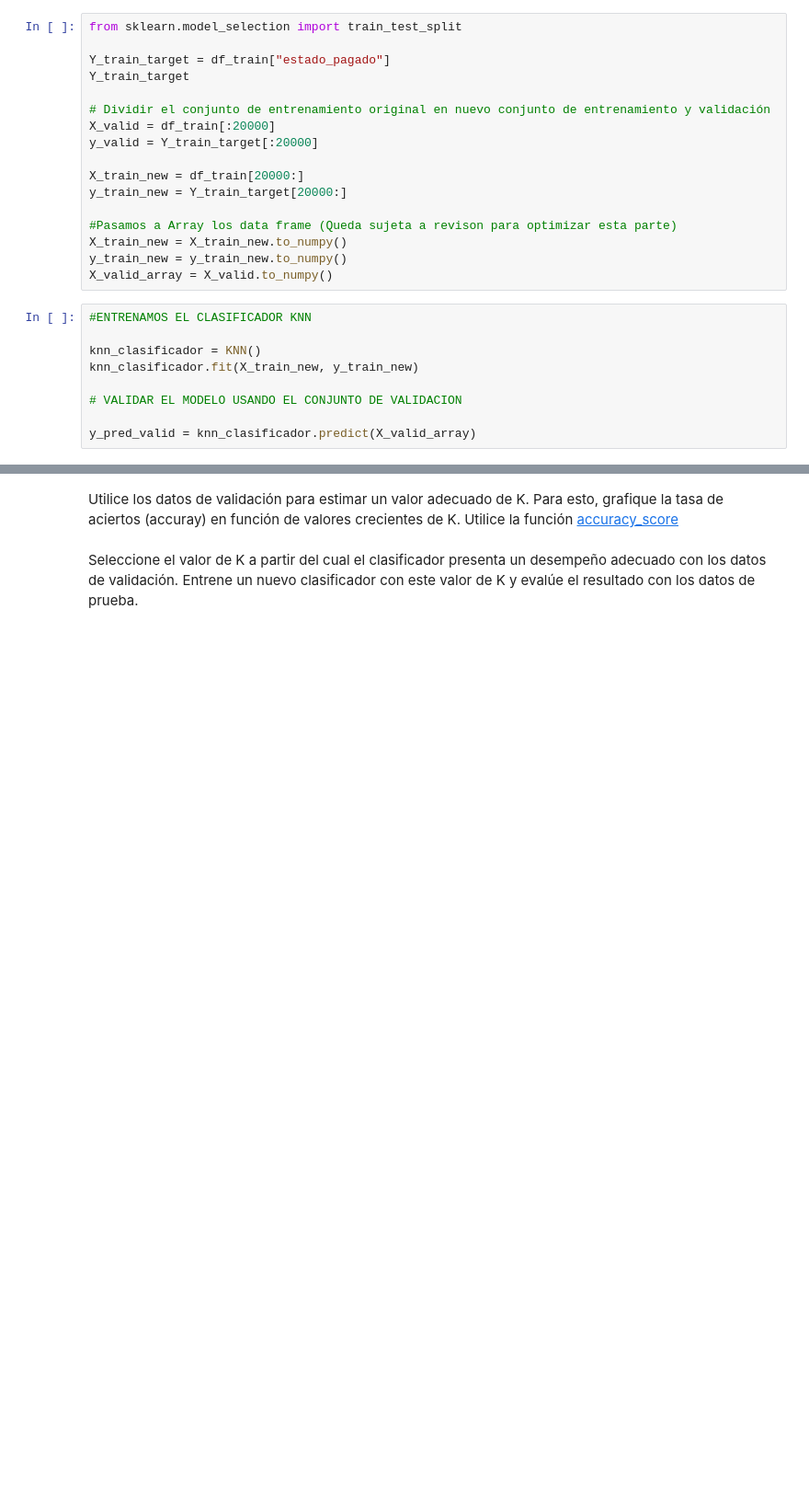
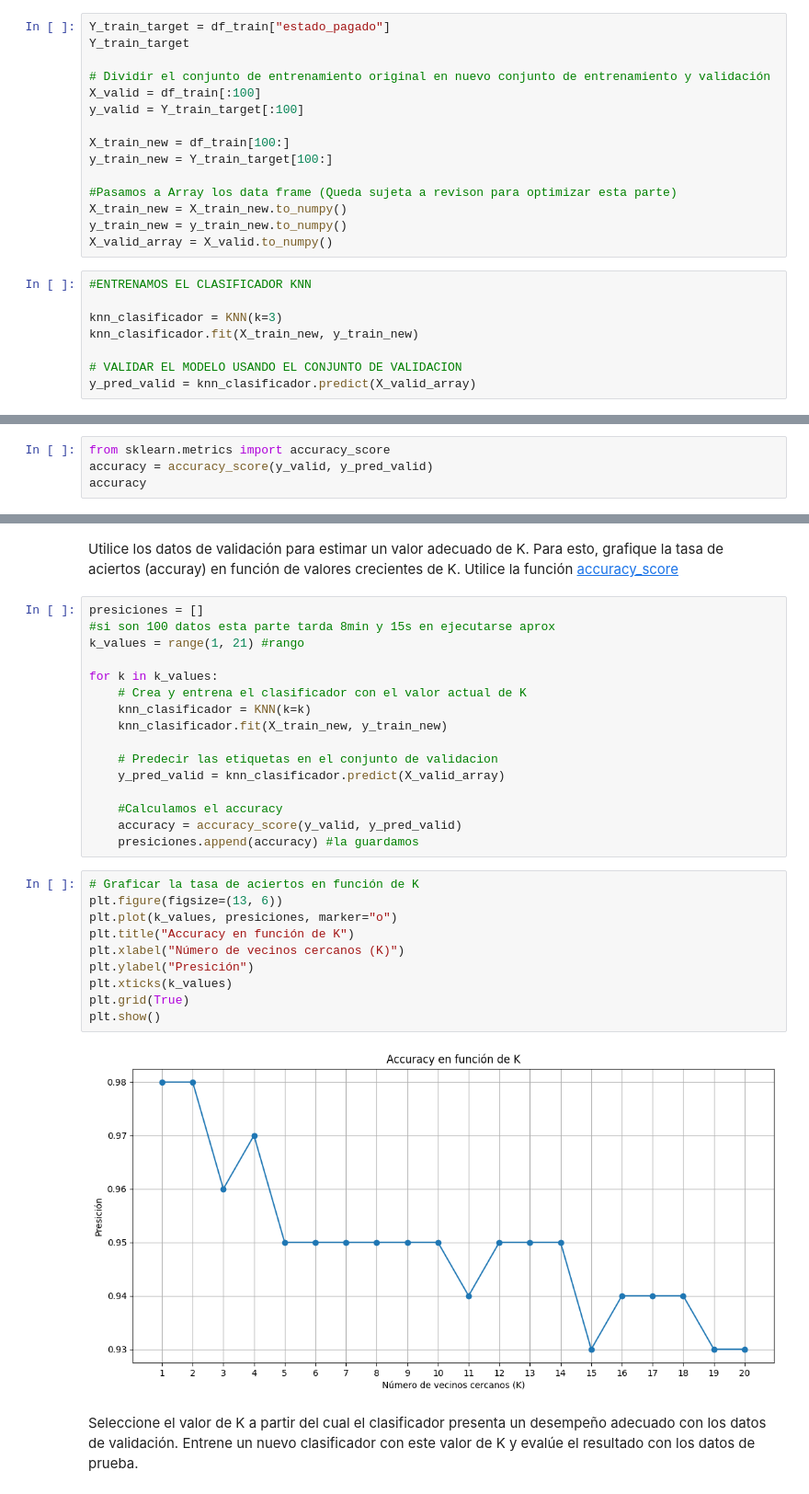
Before and after one commit to axelescalante0/Aprendizaje-Maquinal, a Jupyter notebook: main/Algoritmo_KNN.ipynb, the cells around one changed output, grey strips where cells are left out. Shown at 92% size. Drawn from its saved outputs; the diff is of its cells as text; blank space fills up the shorter version.

```diff
--- a/main/Algoritmo_KNN.ipynb
+++ b/main/Algoritmo_KNN.ipynb
@@ -375,17 +388,15 @@ df_test
 # %% [markdown]
 Antes de entrenar nuestro clasificador, vamos a dividir los datos de entrenamiento en un conjunto de validación `X_valid` y uno de entrenamiento nuevo. Para esto, tomemos las primeras 20000 muestras como conjunto de validación. No olvidar dividir también las etiquetas.
 # %%
-from sklearn.model_selection import train_test_split
-
 Y_train_target = df_train["estado_pagado"]
 Y_train_target
 
 # Dividir el conjunto de entrenamiento original en nuevo conjunto de entrenamiento y validación
-X_valid = df_train[:20000]
-y_valid = Y_train_target[:20000]
+X_valid = df_train[:100]
+y_valid = Y_train_target[:100]
 
-X_train_new = df_train[20000:]
-y_train_new = Y_train_target[20000:]
+X_train_new = df_train[100:]
+y_train_new = Y_train_target[100:]
 
 #Pasamos a Array los data frame (Queda sujeta a revison para optimizar esta parte)
 X_train_new = X_train_new.to_numpy()
@@ -394,11 +405,10 @@ X_valid_array = X_valid.to_numpy()
 # %%
 #ENTRENAMOS EL CLASIFICADOR KNN
 
-knn_clasificador = KNN()
+knn_clasificador = KNN(k=3)
 knn_clasificador.fit(X_train_new, y_train_new)
 
 # VALIDAR EL MODELO USANDO EL CONJUNTO DE VALIDACION
-
 y_pred_valid = knn_clasificador.predict(X_valid_array)
 # %% [markdown]
 calcule la tasa de aciertos de las predicciones del clasificador (aciertos/total de etiquetas)
@@ -404,0 +433,4 @@ calcule la tasa de aciertos de las predicciones del clasificador (aciertos/total
+# %%
+from sklearn.metrics import accuracy_score
+accuracy = accuracy_score(y_valid, y_pred_valid)
+accuracy
@@ -405,4 +439,32 @@ calcule la tasa de aciertos de las predicciones del clasificador (aciertos/total
 # %% [markdown]
 Utilice los datos de validación para estimar un valor adecuado de K. Para esto, grafique la tasa de aciertos (accuray) en función de valores crecientes de K. Utilice la función [accuracy_score](https://scikit-learn.org/stable/modules/generated/sklearn.metrics.accuracy_score.html)
+# %%
+presiciones = []
+#si son 100 datos esta parte tarda 8min y 15s en ejecutarse aprox
+k_values = range(1, 21) #rango
+
+for k in k_values:
+    # Crea y entrena el clasificador con el valor actual de K
+    knn_clasificador = KNN(k=k)
+    knn_clasificador.fit(X_train_new, y_train_new)
+
+    # Predecir las etiquetas en el conjunto de validacion
+    y_pred_valid = knn_clasificador.predict(X_valid_array)
+
+    #Calculamos el accuracy
+    accuracy = accuracy_score(y_valid, y_pred_valid)
+    presiciones.append(accuracy) #la guardamos
+# %%
+# Graficar la tasa de aciertos en función de K
+plt.figure(figsize=(13, 6))
+plt.plot(k_values, presiciones, marker="o")
+plt.title("Accuracy en función de K")
+plt.xlabel("Número de vecinos cercanos (K)")
+plt.ylabel("Presición")
+plt.xticks(k_values)
+plt.grid(True)
+plt.show()
+# %% [output]
+[figure, added]
 # %% [markdown]
 Seleccione el valor de K a partir del cual el clasificador presenta un desempeño adecuado con los datos de validación. Entrene un nuevo clasificador con este valor de K y evalúe el resultado con los datos de prueba.
```
Also changed, not shown: parts of 18 cells of this notebook.
